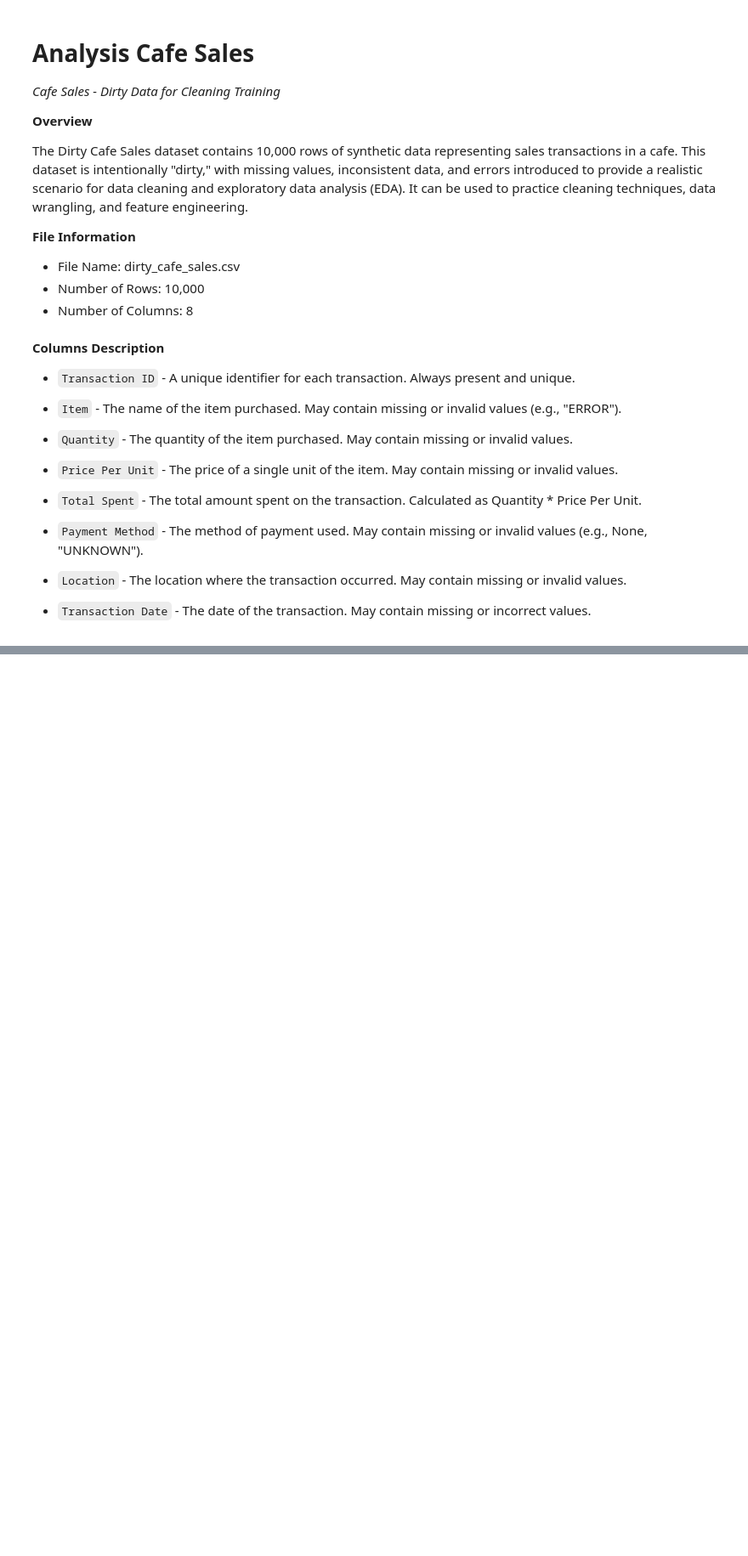
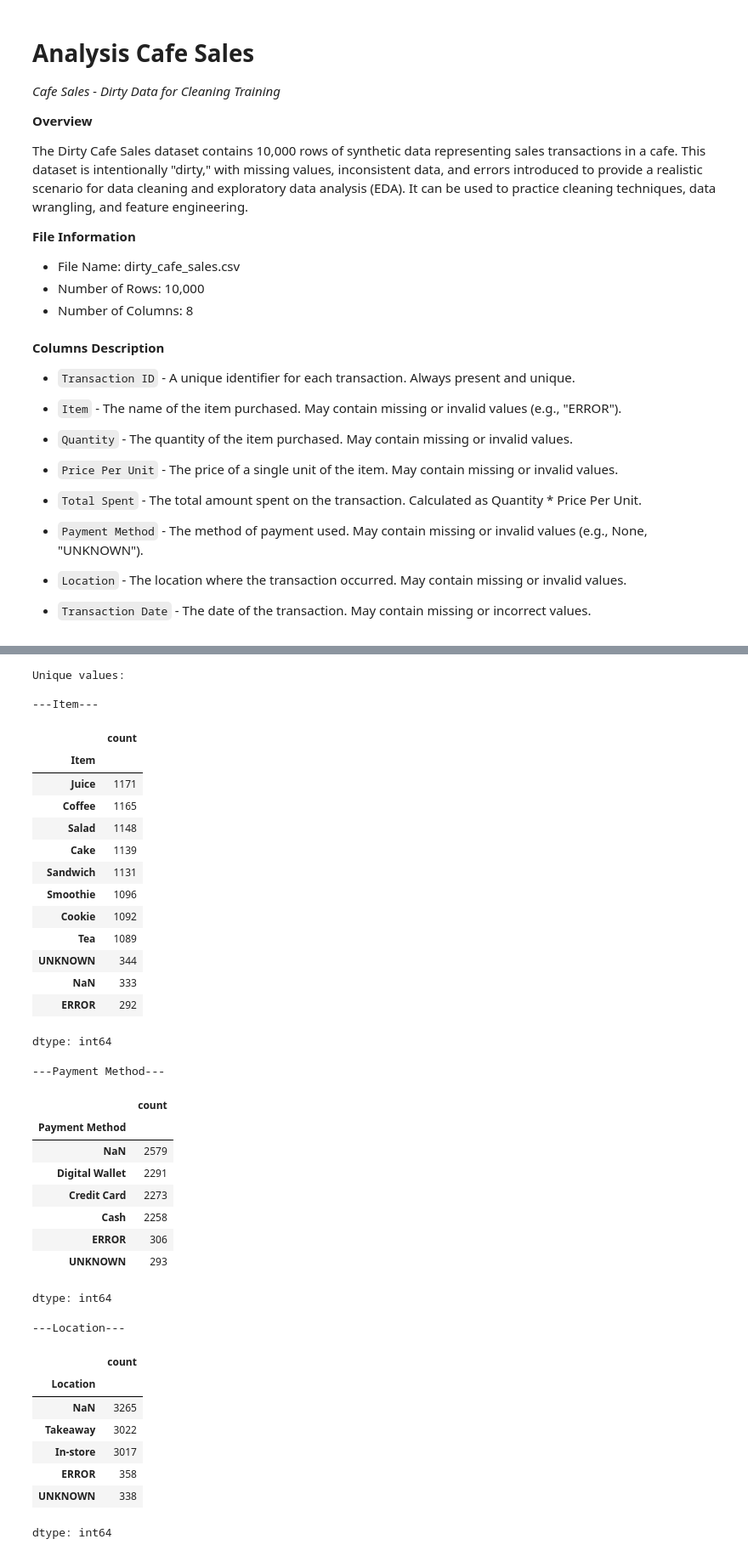
Before and after one commit to Yuliia-Safonova/Analysis_Cafe_Sales, a Jupyter notebook: EDA_Cafe_Sales.ipynb, the cells around one changed output, grey strips where cells are left out. Shown at 85% size. Cells and saved outputs as stored; diff of their text form; code cells hidden in the pictures; blank space fills up the shorter version.

```diff
--- a/EDA_Cafe_Sales.ipynb
+++ b/EDA_Cafe_Sales.ipynb
@@ -33,0 +124,48 @@ The Dirty Cafe Sales dataset contains 10,000 rows of synthetic data representing
+# %%
+print("Unique values:\n")
+
+print("---Item---\n")
+display(df['Item'].value_counts(dropna=False))
+
+print("\n---Payment Method---\n")
+display(df['Payment Method'].value_counts(dropna=False))
+
+print("\n---Location---\n")
+display(df['Location'].value_counts(dropna=False))
+# %% [output]
+Unique values:
+
+---Item---
+|  | count |
+| Item |  |
+| Juice | 1171 |
+| Coffee | 1165 |
+| Salad | 1148 |
+| Cake | 1139 |
+| Sandwich | 1131 |
+| Smoothie | 1096 |
+| Cookie | 1092 |
+| Tea | 1089 |
+| UNKNOWN | 344 |
+| NaN | 333 |
+| ERROR | 292 |
+dtype: int64
+---Payment Method---
+|  | count |
+| Payment Method |  |
+| NaN | 2579 |
+| Digital Wallet | 2291 |
+| Credit Card | 2273 |
+| Cash | 2258 |
+| ERROR | 306 |
+| UNKNOWN | 293 |
+dtype: int64
+---Location---
+|  | count |
+| Location |  |
+| NaN | 3265 |
+| Takeaway | 3022 |
+| In-store | 3017 |
+| ERROR | 358 |
+| UNKNOWN | 338 |
+dtype: int64
```
Also changed, not shown: parts of 13 cells of this notebook.
